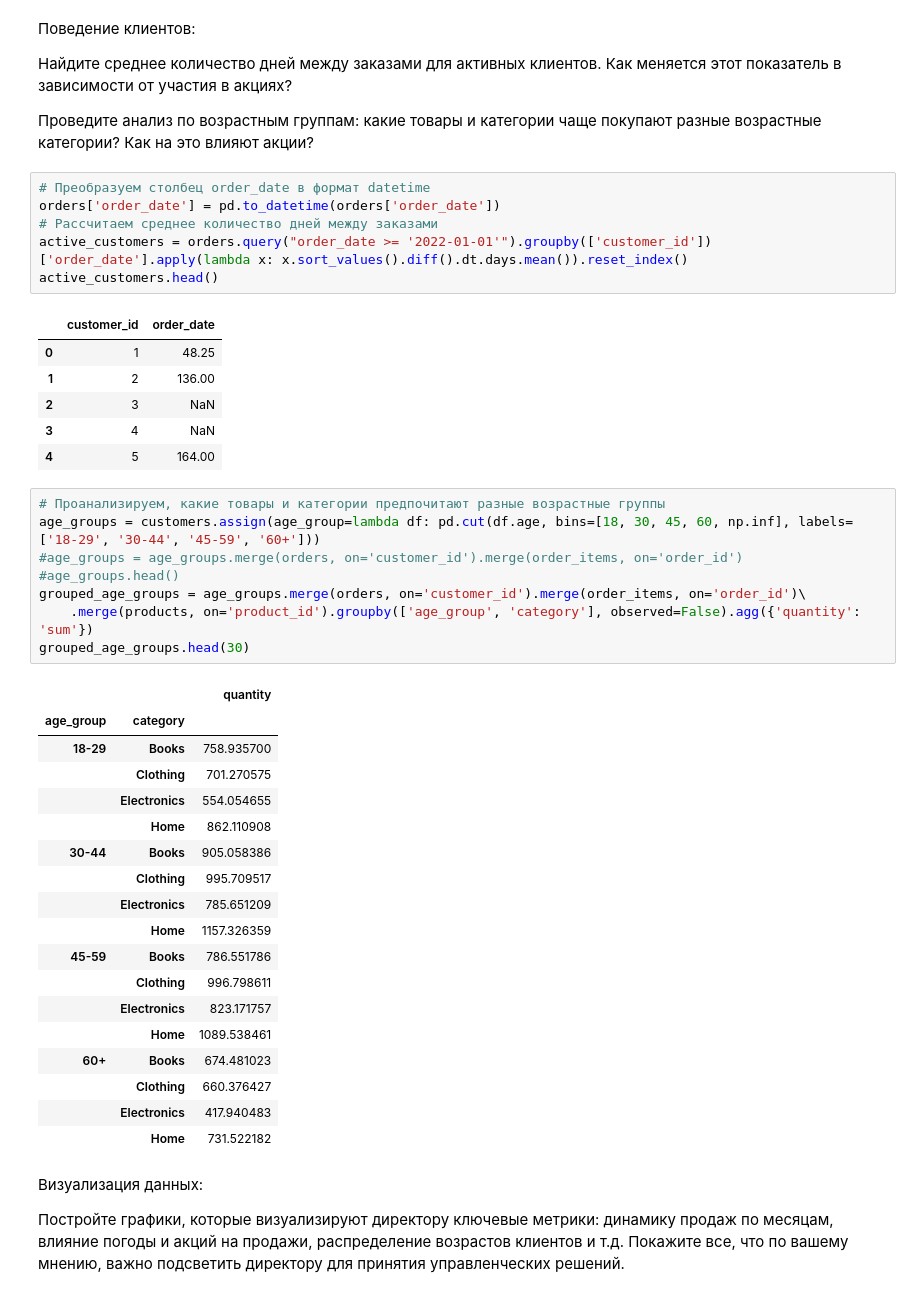
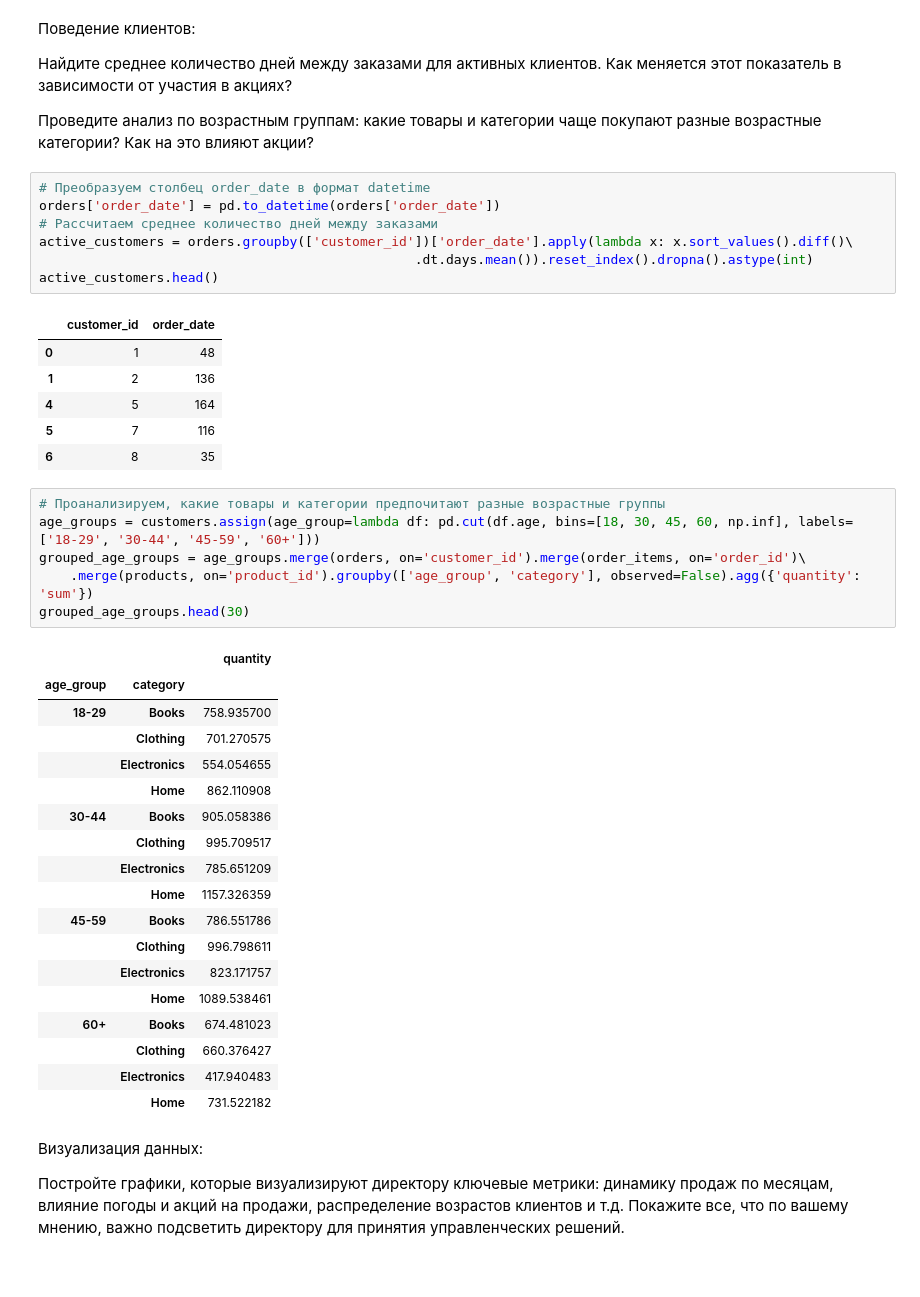
Before and after one commit to sapozhnikovk/da_final, a Jupyter notebook: DA_final_work.ipynb, the cells around one changed output. Saved outputs shown, nothing was run; the diff lists cells and outputs as text.

```diff
--- a/DA_final_work.ipynb
+++ b/DA_final_work.ipynb
@@ -422,21 +430,20 @@ grouped_segmented_visits
 # %%
 # Преобразуем столбец order_date в формат datetime
 orders['order_date'] = pd.to_datetime(orders['order_date'])
 # Рассчитаем среднее количество дней между заказами
-active_customers = orders.query("order_date >= '2022-01-01'").groupby(['customer_id'])['order_date'].apply(lambda x: x.sort_values().diff().dt.days.mean()).reset_index()
+active_customers = orders.groupby(['customer_id'])['order_date'].apply(lambda x: x.sort_values().diff()\
+                                                .dt.days.mean()).reset_index().dropna().astype(int)
 active_customers.head()
 # %% [output]
 |  | customer_id | order_date |
-| 0 | 1 | 48.25 |
-| 1 | 2 | 136.00 |
-| 2 | 3 | NaN |
-| 3 | 4 | NaN |
-| 4 | 5 | 164.00 |
+| 0 | 1 | 48 |
+| 1 | 2 | 136 |
+| 4 | 5 | 164 |
+| 5 | 7 | 116 |
+| 6 | 8 | 35 |
 # %%
 # Проанализируем, какие товары и категории предпочитают разные возрастные группы
 age_groups = customers.assign(age_group=lambda df: pd.cut(df.age, bins=[18, 30, 45, 60, np.inf], labels=['18-29', '30-44', '45-59', '60+']))
-#age_groups = age_groups.merge(orders, on='customer_id').merge(order_items, on='order_id')
-#age_groups.head()
 grouped_age_groups = age_groups.merge(orders, on='customer_id').merge(order_items, on='order_id')\
     .merge(products, on='product_id').groupby(['age_group', 'category'], observed=False).agg({'quantity': 'sum'})
 grouped_age_groups.head(30)
```
Also changed, not shown: parts of 22 cells of this notebook.
